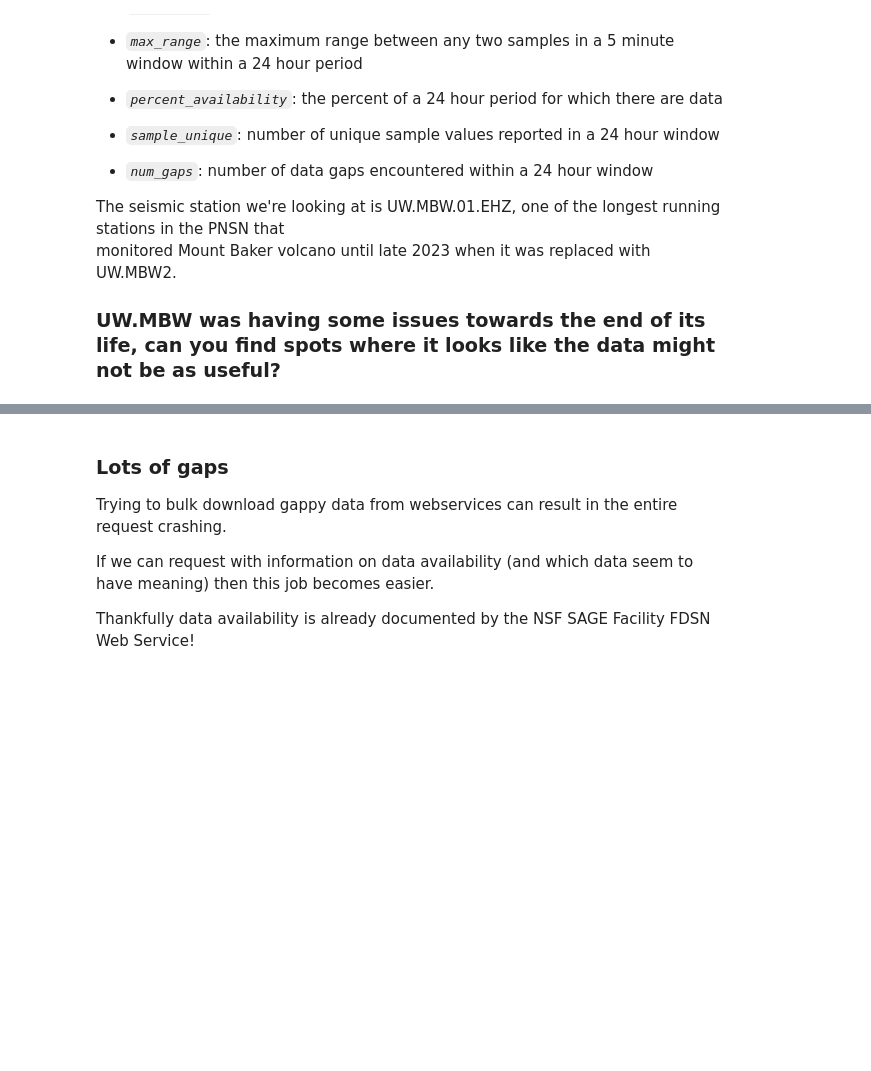
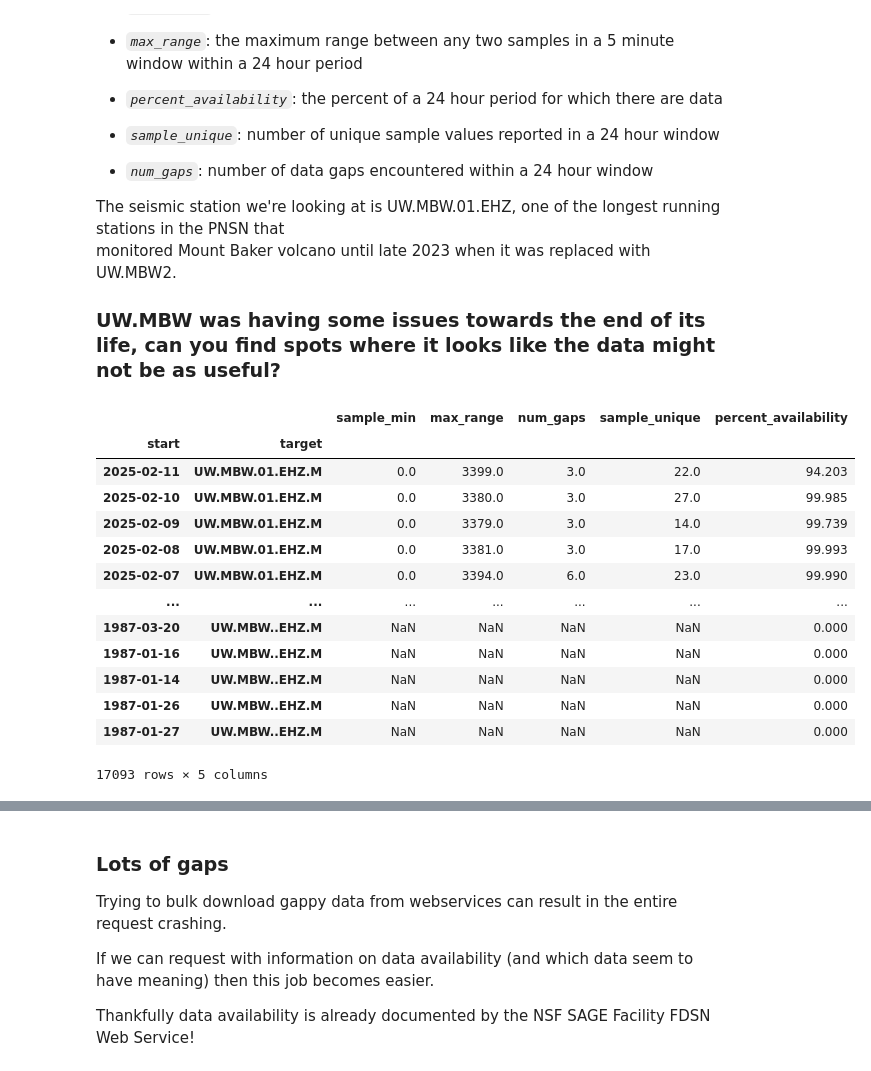
Before and after one commit to cascadiaquakes/2025_ML_TSC, a Jupyter notebook: notebooks/Nate/waveform_qc.ipynb, the cells around one changed output, grey strips where cells are left out. Saved outputs shown, nothing was run; the diff lists cells and outputs as text; code cells hidden in the pictures; blank space fills up the shorter version.

```diff
--- a/notebooks/Nate/waveform_qc.ipynb
+++ b/notebooks/Nate/waveform_qc.ipynb
@@ -78,4 +79,26 @@ query = {'metric': metric,
 df_m = mclient.measurements_request(**query)
 # Write to disk ()
 df_m.to_csv(WFQC/'UW.MBW_MUSTANG_metrics.csv', header=True, index=True)
+# %%
+# Just in case we need to load from disk because `requests` is struggling
+try:
+    display(df_m)
+except NameError:
+    df_m = pd.read_csv(WFQC/'UW.MBW_MUSTANG_metrics.csv', index_col=['start','target'], parse_dates=['start'])
+    display(df_m)
+# %% [output]
+|  |  | sample_min | max_range | num_gaps | sample_unique | percent_availability |
+| start | target |  |  |  |  |  |
+| 2025-02-11 | UW.MBW.01.EHZ.M | 0.0 | 3399.0 | 3.0 | 22.0 | 94.203 |
+| 2025-02-10 | UW.MBW.01.EHZ.M | 0.0 | 3380.0 | 3.0 | 27.0 | 99.985 |
+| 2025-02-09 | UW.MBW.01.EHZ.M | 0.0 | 3379.0 | 3.0 | 14.0 | 99.739 |
+| 2025-02-08 | UW.MBW.01.EHZ.M | 0.0 | 3381.0 | 3.0 | 17.0 | 99.993 |
+| 2025-02-07 | UW.MBW.01.EHZ.M | 0.0 | 3394.0 | 6.0 | 23.0 | 99.990 |
+| ... | ... | ... | ... | ... | ... | ... |
+| 1987-03-20 | UW.MBW..EHZ.M | NaN | NaN | NaN | NaN | 0.000 |
+| 1987-01-16 | UW.MBW..EHZ.M | NaN | NaN | NaN | NaN | 0.000 |
+| 1987-01-14 | UW.MBW..EHZ.M | NaN | NaN | NaN | NaN | 0.000 |
+| 1987-01-26 | UW.MBW..EHZ.M | NaN | NaN | NaN | NaN | 0.000 |
+| 1987-01-27 | UW.MBW..EHZ.M | NaN | NaN | NaN | NaN | 0.000 |
+17093 rows × 5 columns
 # %%
```
Also changed, not shown: parts of 9 cells of this notebook.
